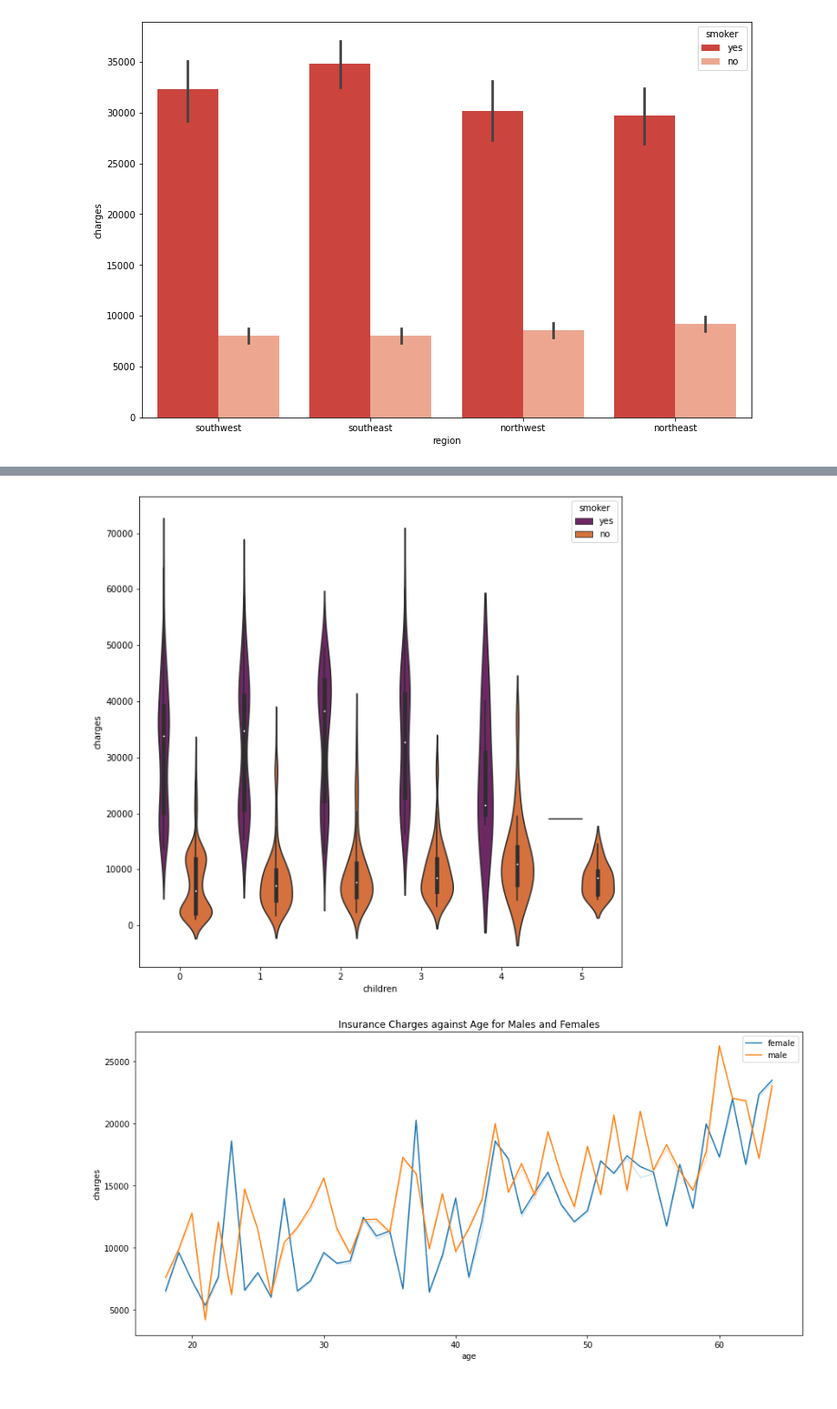
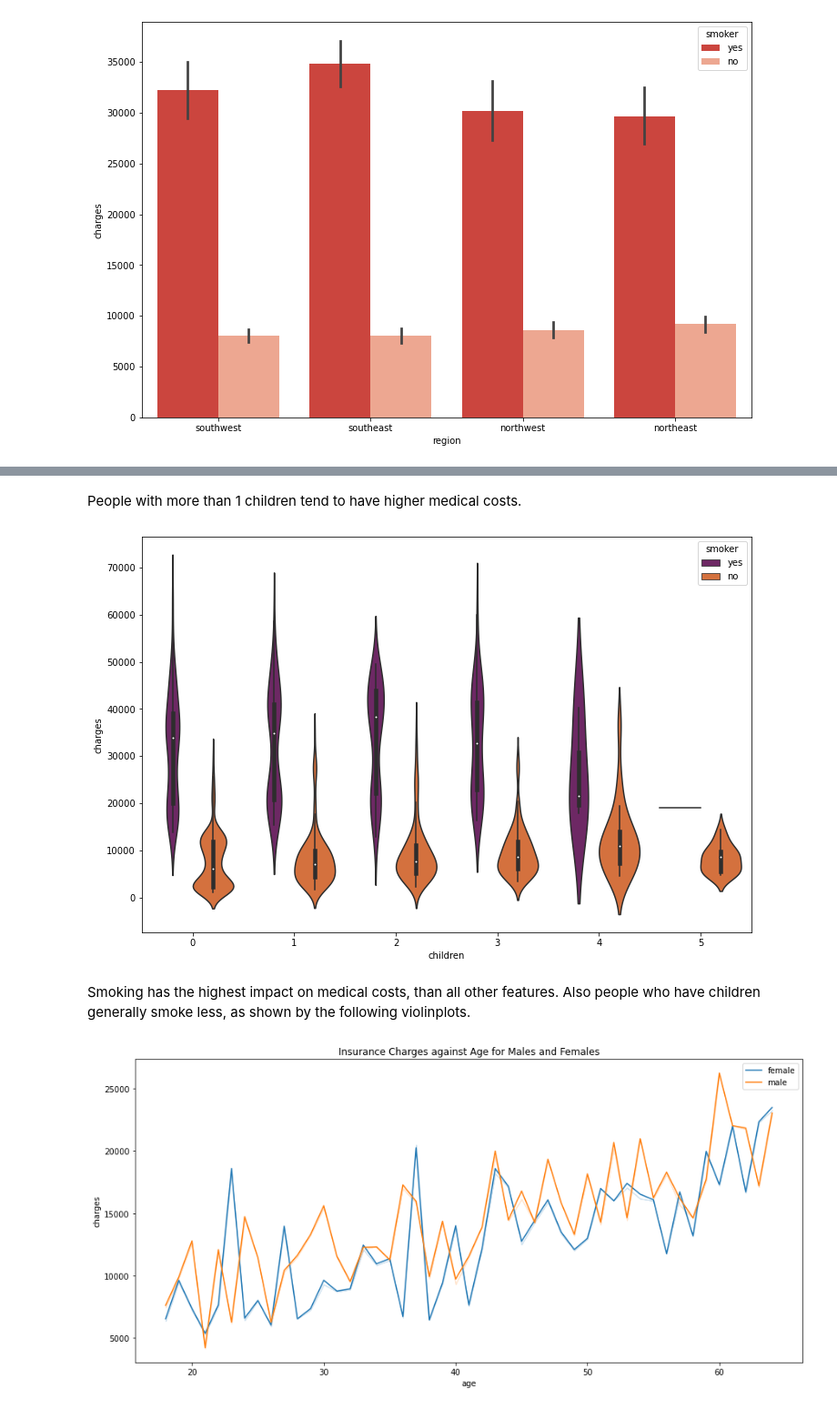
Before and after one commit to the-praxs/Insurance-Modeling, a Jupyter notebook: Insurance Prediction.ipynb, the cells around one changed output, grey strips where cells are left out. Shown at 91% size. Cells and saved outputs as stored; diff of their text form; code cells hidden in the pictures.

Commit message:
Completed Insurance Modeling
Created plots and wrote descriptions.
Added saved model.

```diff
--- a/Insurance Prediction.ipynb
+++ b/Insurance Prediction.ipynb
@@ -147,8 +188,12 @@ ax = sns.barplot(x='region', y='charges', hue='children', data=data, palette='Se
+# %% [markdown]
+ People with more than 1 children tend to have higher medical costs.
 # %%
-f, ax = plt.subplots(1, 1, figsize=(10, 10))
+f, ax = plt.subplots(1, 1, figsize=(12, 8))
 ax = sns.violinplot(x = 'children', y = 'charges', data=data, orient='v', hue='smoker', palette='inferno')
 # %% [output]
-[figure, old version]
+[figure, new version]
+# %% [markdown]
+Smoking has the highest impact on medical costs, than all other features. Also people who have children generally smoke less, as shown by the following violinplots.
 # %%
 plt.figure(figsize=(15,7))
 sns.lineplot(x=data["age"], y=data["charges"], hue=data["sex"], ci=0).set(title= 'Insurance Charges against Age for Males and Females')
```
Also changed, not shown: parts of 63 cells of this notebook, 1 other file.
